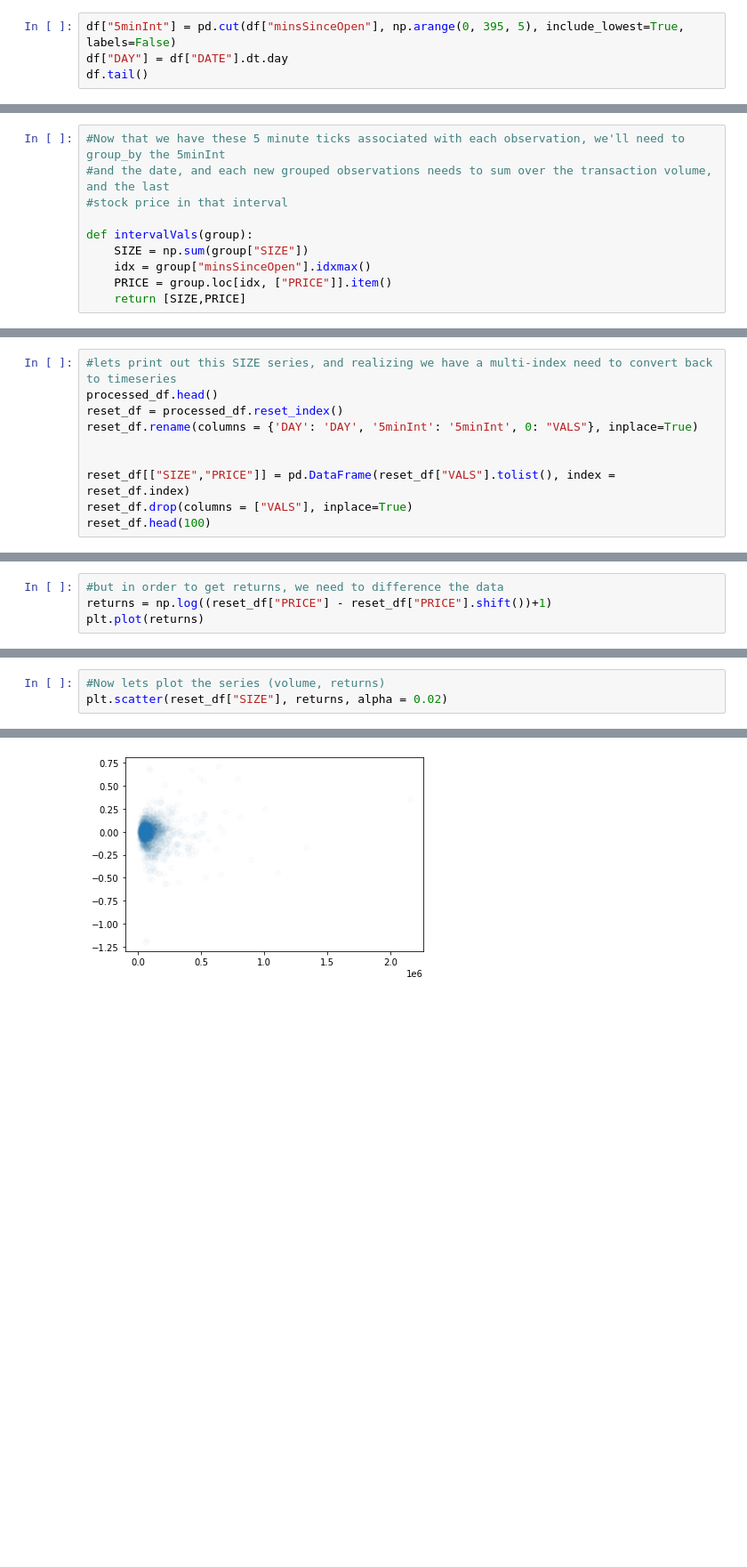
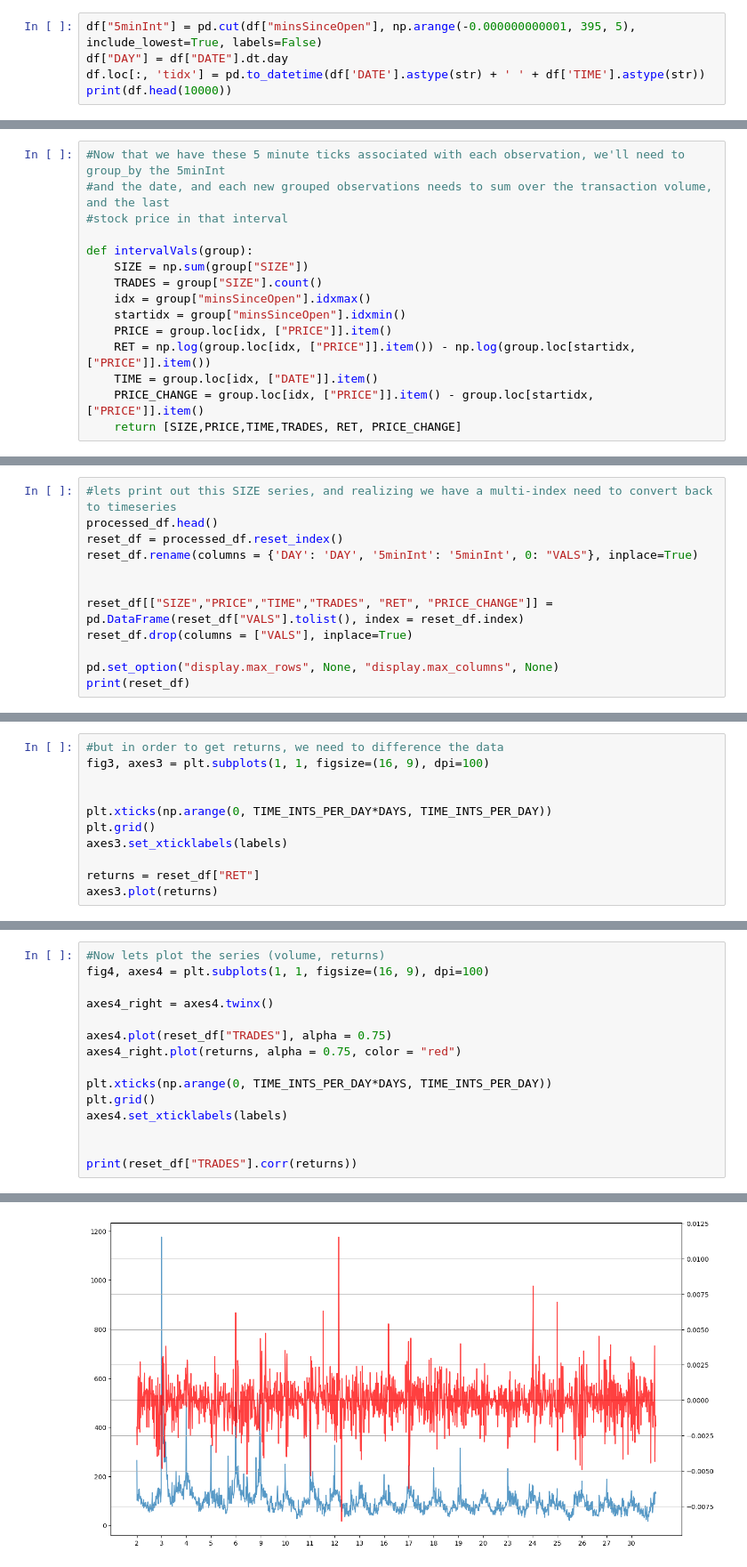
Before and after one commit to quinn-holl/FinancialStatistics, a Jupyter notebook: hw2/Ex11_5.ipynb, the cells around one changed output, grey strips where cells are left out. Shown at 89% size. Saved outputs shown, nothing was run; the diff lists cells and outputs as text; blank space fills up the shorter version.

```diff
--- a/hw2/Ex11_5.ipynb
+++ b/hw2/Ex11_5.ipynb
@@ -30,5 +37,6 @@ df.head()
 # %%
-df["5minInt"] = pd.cut(df["minsSinceOpen"], np.arange(0, 395, 5), include_lowest=True, labels=False)
+df["5minInt"] = pd.cut(df["minsSinceOpen"], np.arange(-0.000000000001, 395, 5), include_lowest=True, labels=False)
 df["DAY"] = df["DATE"].dt.day
-df.tail()
+df.loc[:, 'tidx'] = pd.to_datetime(df['DATE'].astype(str) + ' ' + df['TIME'].astype(str))
+print(df.head(10000))
 # %% [output]
@@ -45,8 +64,13 @@ df.tail()
 
 def intervalVals(group):
     SIZE = np.sum(group["SIZE"])
+    TRADES = group["SIZE"].count()
     idx = group["minsSinceOpen"].idxmax()
+    startidx = group["minsSinceOpen"].idxmin()
     PRICE = group.loc[idx, ["PRICE"]].item()
-    return [SIZE,PRICE]
+    RET = np.log(group.loc[idx, ["PRICE"]].item()) - np.log(group.loc[startidx, ["PRICE"]].item())
+    TIME = group.loc[idx, ["DATE"]].item()
+    PRICE_CHANGE = group.loc[idx, ["PRICE"]].item() - group.loc[startidx, ["PRICE"]].item()
+    return [SIZE,PRICE,TIME,TRADES, RET, PRICE_CHANGE]
 # %%
 processed_df = df.groupby(["DAY", "5minInt"]).apply(intervalVals)
@@ -60,7 +81,9 @@ reset_df = processed_df.reset_index()
 reset_df.rename(columns = {'DAY': 'DAY', '5minInt': '5minInt', 0: "VALS"}, inplace=True)
 
 
-reset_df[["SIZE","PRICE"]] = pd.DataFrame(reset_df["VALS"].tolist(), index = reset_df.index)
+reset_df[["SIZE","PRICE","TIME","TRADES", "RET", "PRICE_CHANGE"]] = pd.DataFrame(reset_df["VALS"].tolist(), index = reset_df.index)
 reset_df.drop(columns = ["VALS"], inplace=True)
-reset_df.head(100)
+
+pd.set_option("display.max_rows", None, "display.max_columns", None)
+print(reset_df)
 # %% [output]
@@ -96,6 +181,13 @@ plt.plot(reset_df["PRICE"])
 # %%
 #but in order to get returns, we need to difference the data
-returns = np.log((reset_df["PRICE"] - reset_df["PRICE"].shift())+1)
-plt.plot(returns)
+fig3, axes3 = plt.subplots(1, 1, figsize=(16, 9), dpi=100)
+
+
+plt.xticks(np.arange(0, TIME_INTS_PER_DAY*DAYS, TIME_INTS_PER_DAY))
+plt.grid()
+axes3.set_xticklabels(labels)
+
+returns = reset_df["RET"]
+axes3.plot(returns)
 # %% [output]
 [<matplotlib.lines.Line2D at 0x...>]
@@ -108,4 +202,16 @@ sm.graphics.tsa.plot_acf(returns.dropna(), lags=20)
 # %%
 #Now lets plot the series (volume, returns)
-plt.scatter(reset_df["SIZE"], returns, alpha = 0.02)
+fig4, axes4 = plt.subplots(1, 1, figsize=(16, 9), dpi=100)
+
+axes4_right = axes4.twinx()
+
+axes4.plot(reset_df["TRADES"], alpha = 0.75)
+axes4_right.plot(returns, alpha = 0.75, color = "red")
+
+plt.xticks(np.arange(0, TIME_INTS_PER_DAY*DAYS, TIME_INTS_PER_DAY))
+plt.grid()
+axes4.set_xticklabels(labels)
+
+
+print(reset_df["TRADES"].corr(returns))
 # %% [output]
@@ -113 +219 @@ plt.scatter(reset_df["SIZE"], returns, alpha = 0.02)
-[figure, old version]
+[figure, new version]
```
Also changed, not shown: parts of 19 cells of this notebook, 3 other files.
